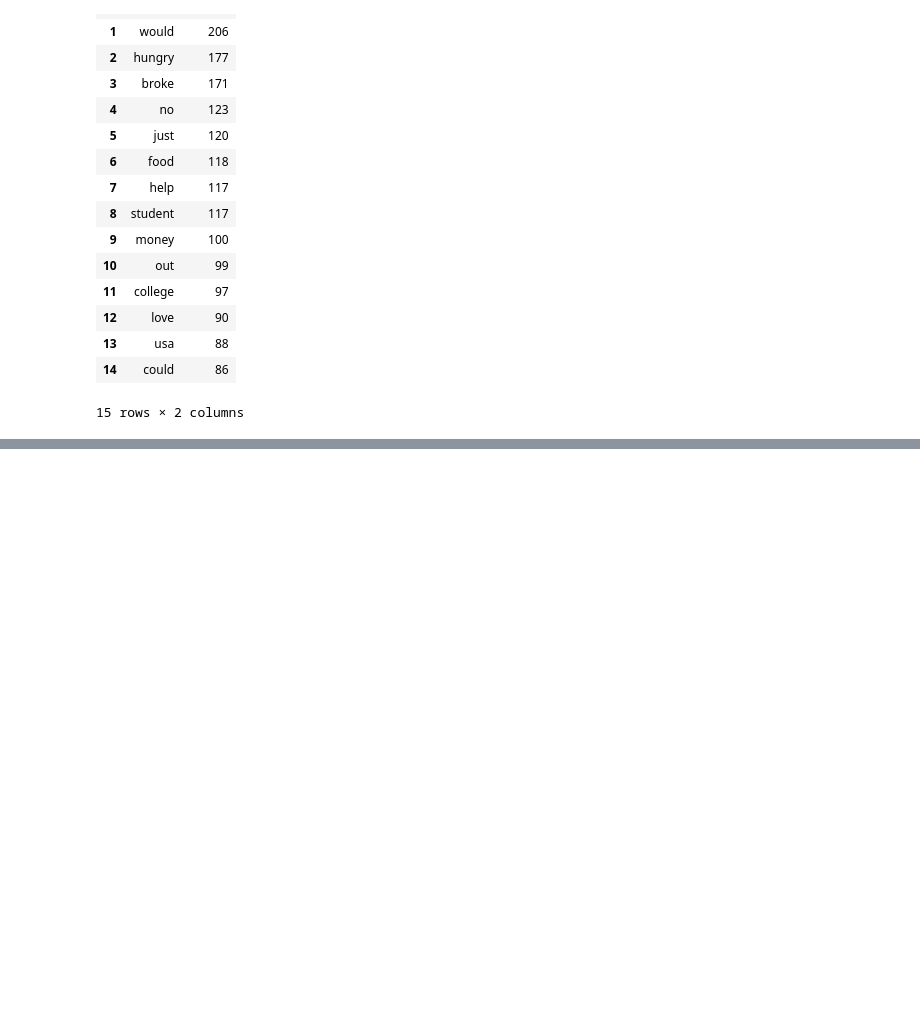
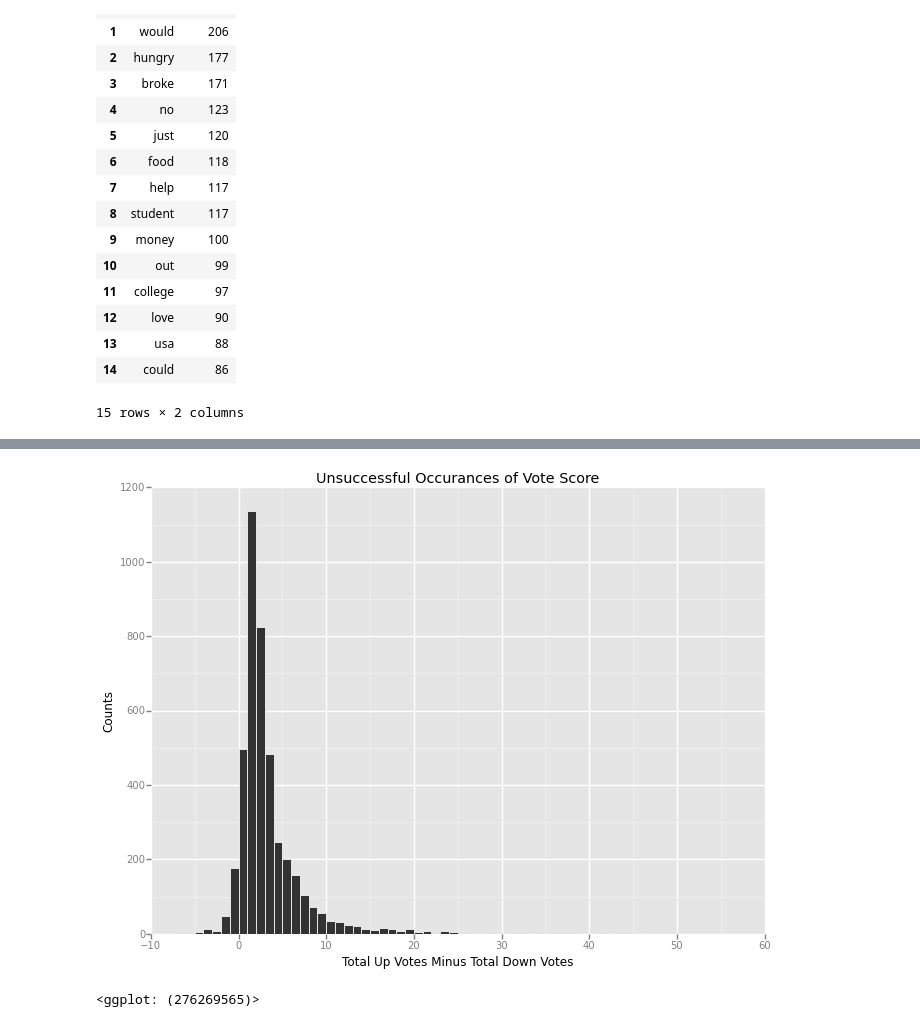
Before and after one commit to asbhat/data-science-class, a Jupyter notebook: data-processing-assignment/pizza_request_dataset/1.9 Data Processing.ipynb, the cells around one changed output, grey strips where cells are left out. Saved outputs shown, nothing was run; the diff lists cells and outputs as text; code cells hidden in the pictures; blank space fills up the shorter version.

```diff
--- a/data-processing-assignment/pizza_request_dataset/1.9 Data Processing.ipynb
+++ b/data-processing-assignment/pizza_request_dataset/1.9 Data Processing.ipynb
@@ -246,0 +389,5 @@ ggplot(pdTopSuccessTitleWords, aes(x='words', weight='counts')) + geom_bar() + x
+# %%
+ggplot(pdVoteData[(pdVoteData['success']==False) & (pdVoteData['total_up_minus_down'] <= 50)], aes(x='total_up_minus_down')) + geom_histogram(binwidth=1) + xlab('Total Up Votes Minus Total Down Votes') + ylab('Counts') + ggtitle('Unsuccessful Occurances of Vote Score')
+# %% [output]
+[figure, added]
+<ggplot: (276269565)>
```
Also changed, not shown: parts of 18 cells of this notebook.
